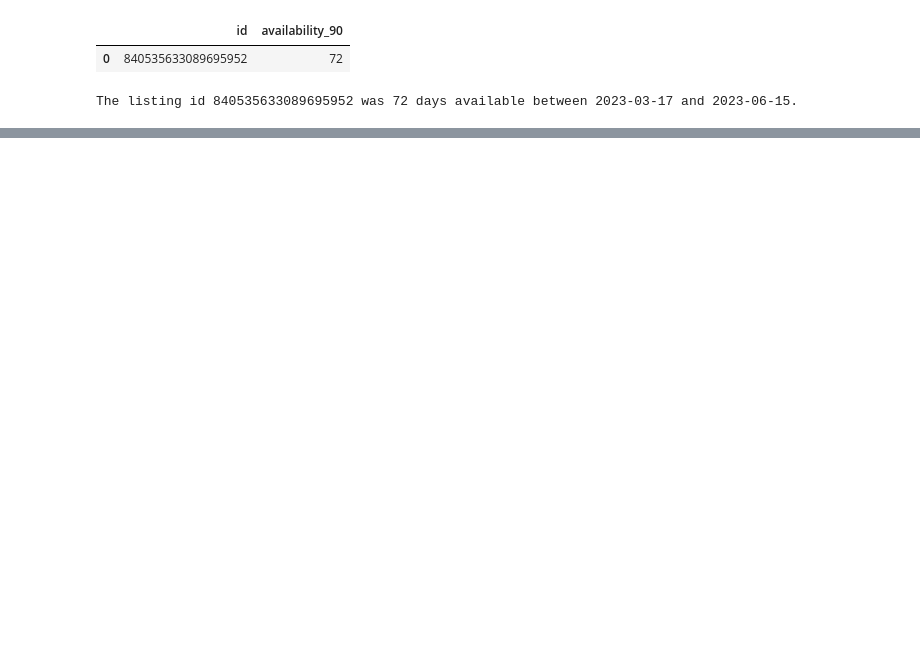
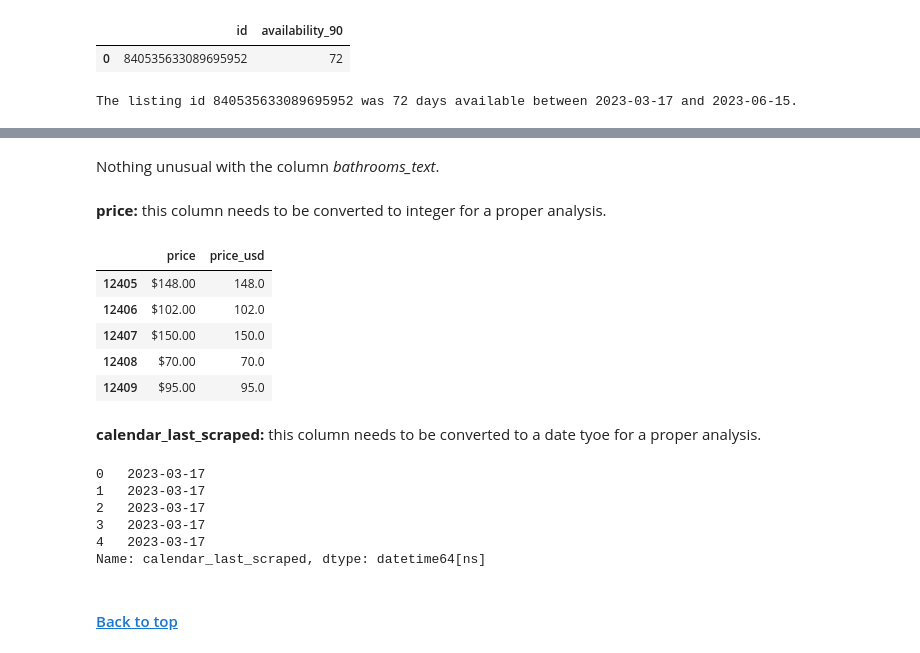
Before and after one commit to bruno-f7s/portfolio, a Jupyter notebook: airbnb-porto-2023/airbnb-porto-2023-eda.ipynb, the cells around one changed output, grey strips where cells are left out. Drawn from its saved outputs; the diff is of its cells as text; code cells hidden in the pictures; blank space fills up the shorter version.

```diff
--- a/airbnb-porto-2023/airbnb-porto-2023-eda.ipynb
+++ b/airbnb-porto-2023/airbnb-porto-2023-eda.ipynb
@@ -223,0 +303,32 @@ The listing id 840535633089695952 was 72 days available between 2023-03-17 and 2
+# %% [markdown]
+Nothing unusual with the column _bathrooms_text_.
+# %% [markdown]
+__price:__ this column needs to be converted to integer for a proper analysis.
+# %%
+for i in range(0, len(listings_df_ls)):
+    listings_df_ls[i]['price_usd'] = listings_df_ls[i]['price'].str.replace('[^\d.]', '', regex=True).astype(float)
+
+listings_df_ls[0][['price', 'price_usd']].tail()
+# %% [output]
+|  | price | price_usd |
+| 12405 | $148.00 | 148.0 |
+| 12406 | $102.00 | 102.0 |
+| 12407 | $150.00 | 150.0 |
+| 12408 | $70.00 | 70.0 |
+| 12409 | $95.00 | 95.0 |
+# %% [markdown]
+__calendar_last_scraped:__ this column needs to be converted to a date tyoe for a proper analysis.
+# %%
+for i in range(0, len(listings_df_ls)):
+    listings_df_ls[i]['calendar_last_scraped'] = pd.to_datetime(listings_df_ls[i]['calendar_last_scraped'], format='%Y-%m-%d')
+
+listings_df_ls[0]['calendar_last_scraped'].head()
+# %% [output]
+0   2023-03-17
+1   2023-03-17
+2   2023-03-17
+3   2023-03-17
+4   2023-03-17
+Name: calendar_last_scraped, dtype: datetime64[ns]
+# %% [markdown]
+#### <a href="#top">Back to top</a>
```
Also changed, not shown: parts of 25 cells of this notebook.
